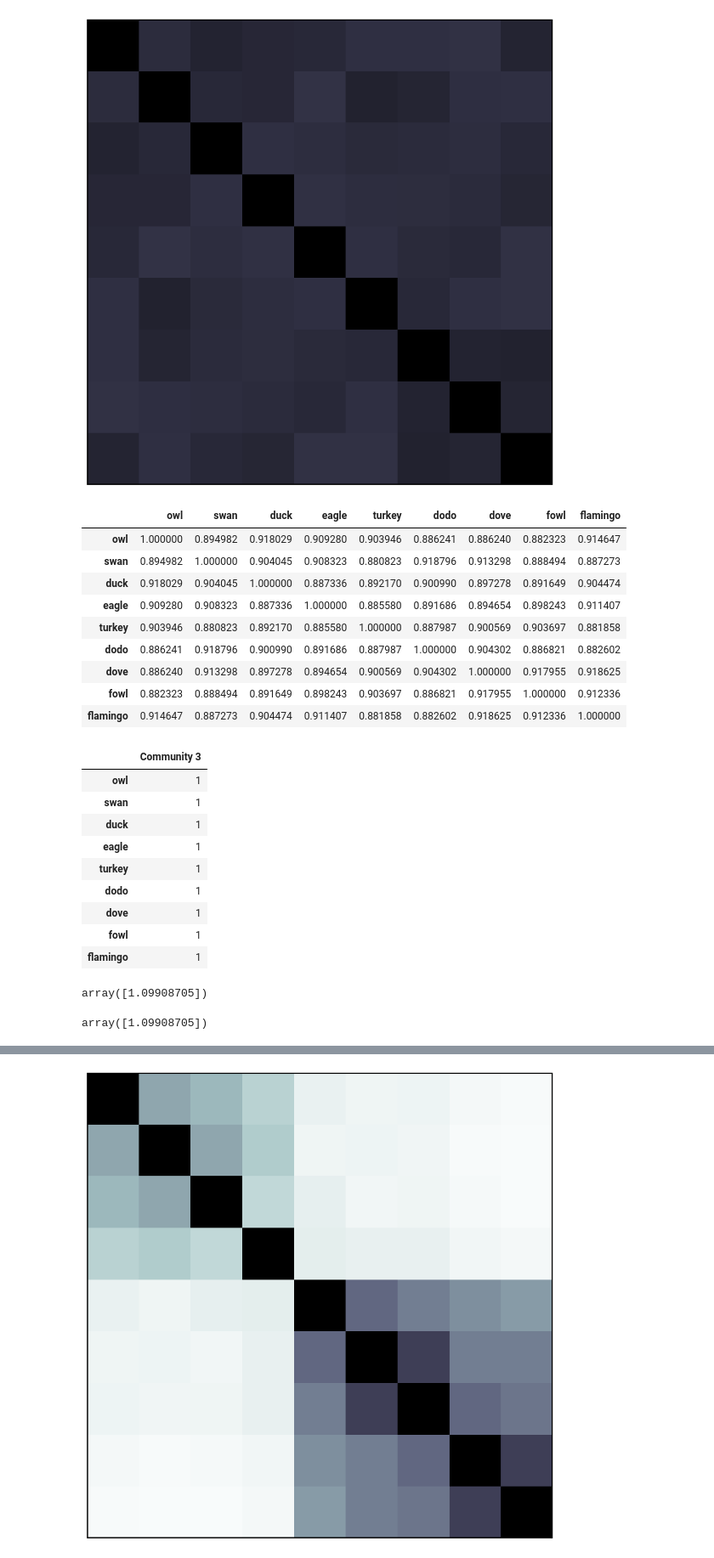
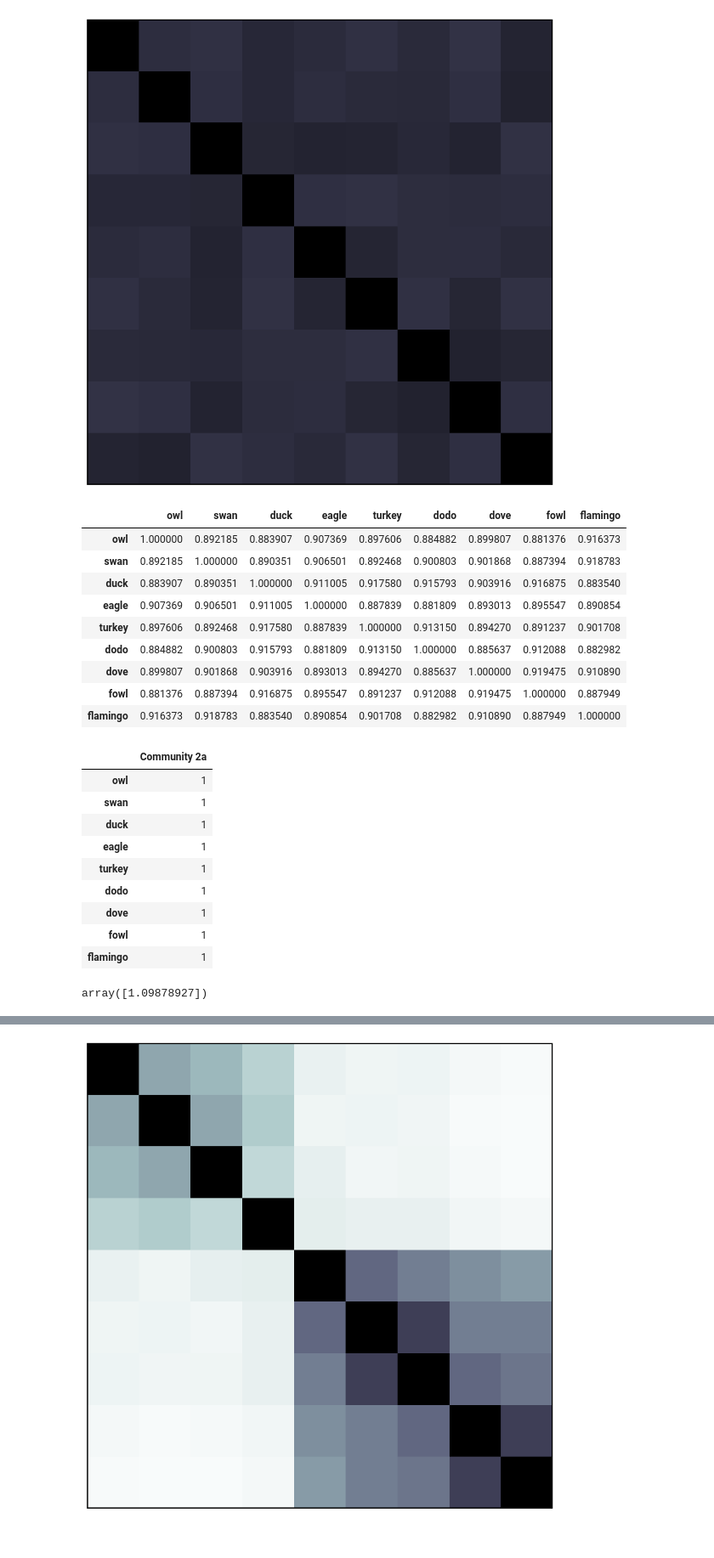
Before and after one commit to ArnaoutLab/diversity, a Jupyter notebook: notebooks/fruits_and_animals/fruits_and_animals_fig1_2.ipynb, the cells around one changed output, grey strips where cells are left out. Shown at 85% size. Cells and saved outputs as stored; diff of their text form; code cells hidden in the pictures.

```diff
--- a/notebooks/fruits_and_animals/fruits_and_animals_fig1_2.ipynb
+++ b/notebooks/fruits_and_animals/fruits_and_animals_fig1_2.ipynb
@@ -111,42 +111,42 @@ As above, the icons are all standard Apple emojis. We generate the heatmaps as f
 For birds, we just make a random matrix with high similarity.
 # %%
 # for D1Z calculation (done separately, though could import and run in this notebook, when code is ready)
-labels_3 = ["owl", "swan", "duck", "eagle", "turkey", "dodo", "dove", "fowl", "flamingo"]
+labels_2a = ["owl", "swan", "duck", "eagle", "turkey", "dodo", "dove", "fowl", "flamingo"]
 
 # create matrix: random numbers close to 1
 low=0.88; high=0.92       # highly similar, but not so similar that one can't see the diagonal
-no_species_3 = len(labels_3)
-S_3 = np.identity(n=no_species_3)
-for i in range(no_species_3):
-    for j in range(i+1, no_species_3):
-        S_3[i][j] = np.random.uniform(low=low, high=high)
-S_3 = np.maximum( S_3, S_3.transpose() )  # make symmetric
+no_species_2a = len(labels_2a)
+S_2a = np.identity(n=no_species_2a)
+for i in range(no_species_2a):
+    for j in range(i+1, no_species_2a):
+        S_2a[i][j] = np.random.uniform(low=low, high=high)
+S_2a = np.maximum( S_2a, S_2a.transpose() )  # make symmetric
 
-S_3 = pd.DataFrame(
+S_2a = pd.DataFrame(
     {
-        labels_3[i]: S_3[i] for i in range(no_species_3)
+        labels_2a[i]: S_2a[i] for i in range(no_species_2a)
     },
-    index=labels_3,
+    index=labels_2a,
 )
 
 # plot
-similarity_matrix(S_3, scale=2, outfile="fig2_community3_birds_sim_matrix.pdf")
+similarity_matrix(S_2a, scale=2, outfile="fig2_community2a_birds_sim_matrix.pdf")
 
 # save matrix
-S_3.to_csv("S_3.csv", index=False)
+S_2a.to_csv("S_2a.csv", index=False)
 # %% [output]
 [figure]
 # %%
-S_3
+S_2a
 # %% [output]
 |  | owl | swan | duck | eagle | turkey | dodo | dove | fowl | flamingo |
-| owl | 1.000000 | 0.894982 | 0.918029 | 0.909280 | 0.903946 | 0.886241 | 0.886240 | 0.882323 | 0.914647 |
-| swan | 0.894982 | 1.000000 | 0.904045 | 0.908323 | 0.880823 | 0.918796 | 0.913298 | 0.888494 | 0.887273 |
-| duck | 0.918029 | 0.904045 | 1.000000 | 0.887336 | 0.892170 | 0.900990 | 0.897278 | 0.891649 | 0.904474 |
-| eagle | 0.909280 | 0.908323 | 0.887336 | 1.000000 | 0.885580 | 0.891686 | 0.894654 | 0.898243 | 0.911407 |
-| turkey | 0.903946 | 0.880823 | 0.892170 | 0.885580 | 1.000000 | 0.887987 | 0.900569 | 0.903697 | 0.881858 |
-| dodo | 0.886241 | 0.918796 | 0.900990 | 0.891686 | 0.887987 | 1.000000 | 0.904302 | 0.886821 | 0.882602 |
-| dove | 0.886240 | 0.913298 | 0.897278 | 0.894654 | 0.900569 | 0.904302 | 1.000000 | 0.917955 | 0.918625 |
-| fowl | 0.882323 | 0.888494 | 0.891649 | 0.898243 | 0.903697 | 0.886821 | 0.917955 | 1.000000 | 0.912336 |
-| flamingo | 0.914647 | 0.887273 | 0.904474 | 0.911407 | 0.881858 | 0.882602 | 0.918625 | 0.912336 | 1.000000 |
+| owl | 1.000000 | 0.892185 | 0.883907 | 0.907369 | 0.897606 | 0.884882 | 0.899807 | 0.881376 | 0.916373 |
+| swan | 0.892185 | 1.000000 | 0.890351 | 0.906501 | 0.892468 | 0.900803 | 0.901868 | 0.887394 | 0.918783 |
+| duck | 0.883907 | 0.890351 | 1.000000 | 0.911005 | 0.917580 | 0.915793 | 0.903916 | 0.916875 | 0.883540 |
+| eagle | 0.907369 | 0.906501 | 0.911005 | 1.000000 | 0.887839 | 0.881809 | 0.893013 | 0.895547 | 0.890854 |
+| turkey | 0.897606 | 0.892468 | 0.917580 | 0.887839 | 1.000000 | 0.913150 | 0.894270 | 0.891237 | 0.901708 |
+| dodo | 0.884882 | 0.900803 | 0.915793 | 0.881809 | 0.913150 | 1.000000 | 0.885637 | 0.912088 | 0.882982 |
+| dove | 0.899807 | 0.901868 | 0.903916 | 0.893013 | 0.894270 | 0.885637 | 1.000000 | 0.919475 | 0.910890 |
+| fowl | 0.881376 | 0.887394 | 0.916875 | 0.895547 | 0.891237 | 0.912088 | 0.919475 | 1.000000 | 0.887949 |
+| flamingo | 0.916373 | 0.918783 | 0.883540 | 0.890854 | 0.901708 | 0.882982 | 0.910890 | 0.887949 | 1.000000 |
 # %%
@@ -156,7 +156,7 @@ counts_3.to_csv("counts_3.csv", index=False)
 # %%
-counts_3
+counts_2a
 # %% [output]
-|  | Community 3 |
+|  | Community 2a |
 | owl | 1 |
 | swan | 1 |
 | duck | 1 |
@@ -167,12 +167,8 @@ counts_3
 | fowl | 1 |
 | flamingo | 1 |
 # %%
-metacommunity_3 = Metacommunity(counts_3, similarity=S_3)
-metacommunity_3.subcommunity_diversity(viewpoint=1, measure='alpha')
+metacommunity_2a = Metacommunity(counts_2a, similarity=S_2a)
+metacommunity_2a.subcommunity_diversity(viewpoint=1, measure='alpha')
 # %% [output]
-array([1.09908705])
+array([1.09878927])
-# %%
-metacommunity_3.subcommunity_diversity(viewpoint=1, measure='normalized_alpha')
-# %% [output]
-array([1.09908705])
 # %% [markdown]
```
Also changed, not shown: parts of 23 cells of this notebook, 10 other files.
